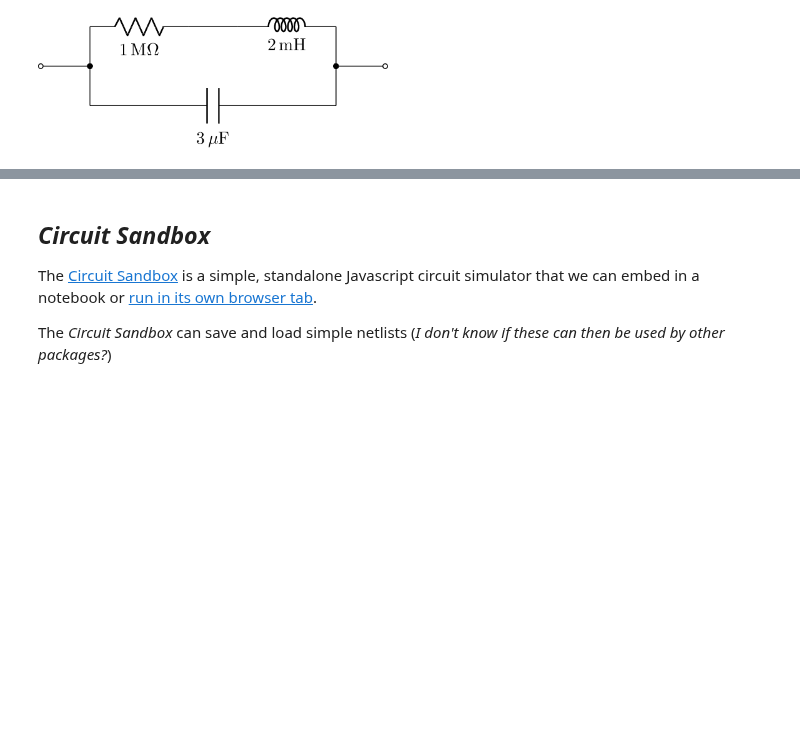
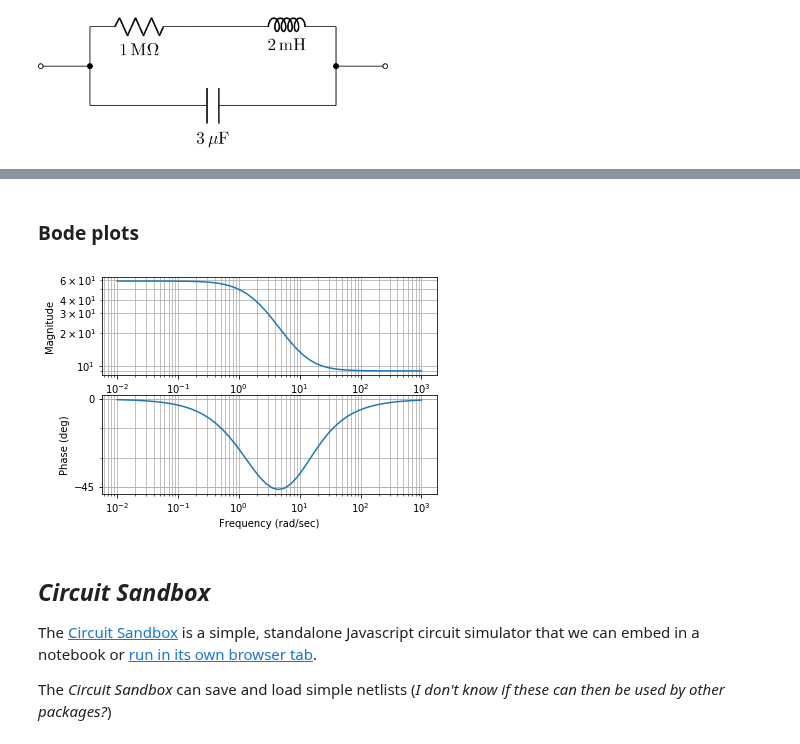
Before and after one commit to psychemedia/showntell, a Jupyter notebook: index_electronics.ipynb, the cells around one changed output, grey strips where cells are left out. Saved outputs shown, nothing was run; the diff lists cells and outputs as text; code cells hidden in the pictures; blank space fills up the shorter version.

```diff
--- a/index_electronics.ipynb
+++ b/index_electronics.ipynb
@@ -269,3 +361,10 @@ cct2.draw()
+# %% [markdown]
+### Bode plots
+# %%
+#sys = ss("1. -2; 3. -4", "5.; 7", "6. 8", "9.")
+mag, phase, omega = control.bode(sys)
+# %% [output]
+[figure, added]
 # %% [markdown]
 ## *Circuit Sandbox*
 
```
Also changed, not shown: parts of 10 cells of this notebook.
